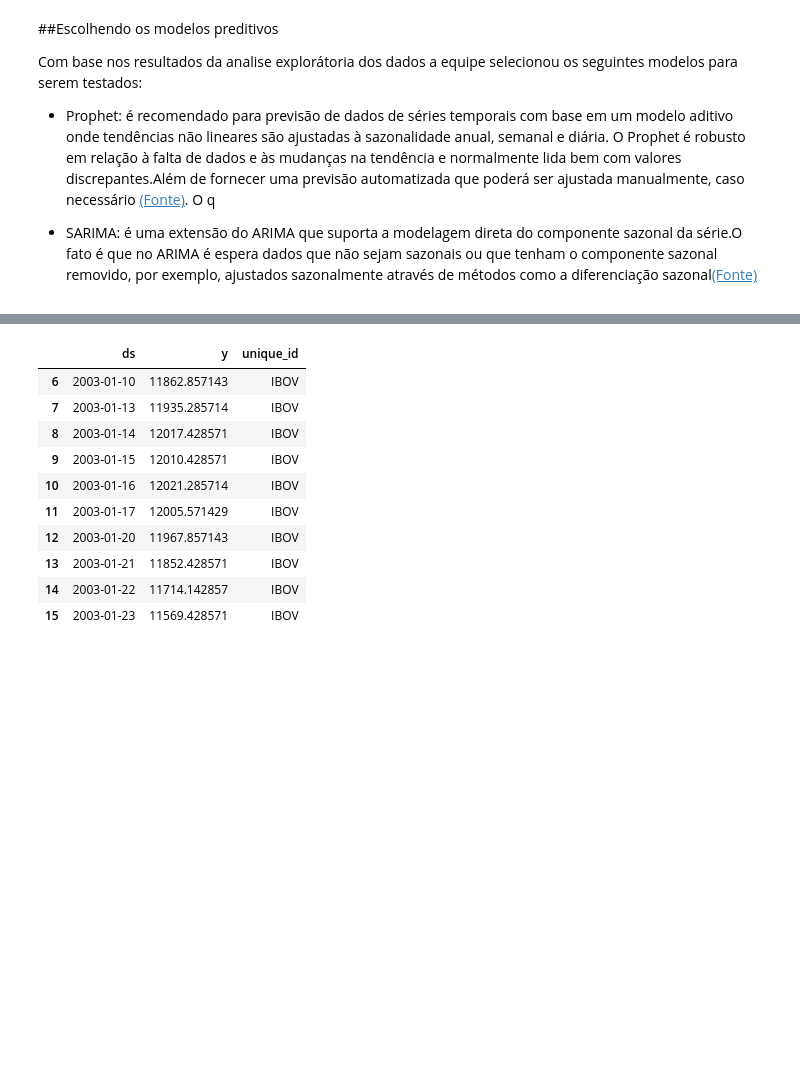
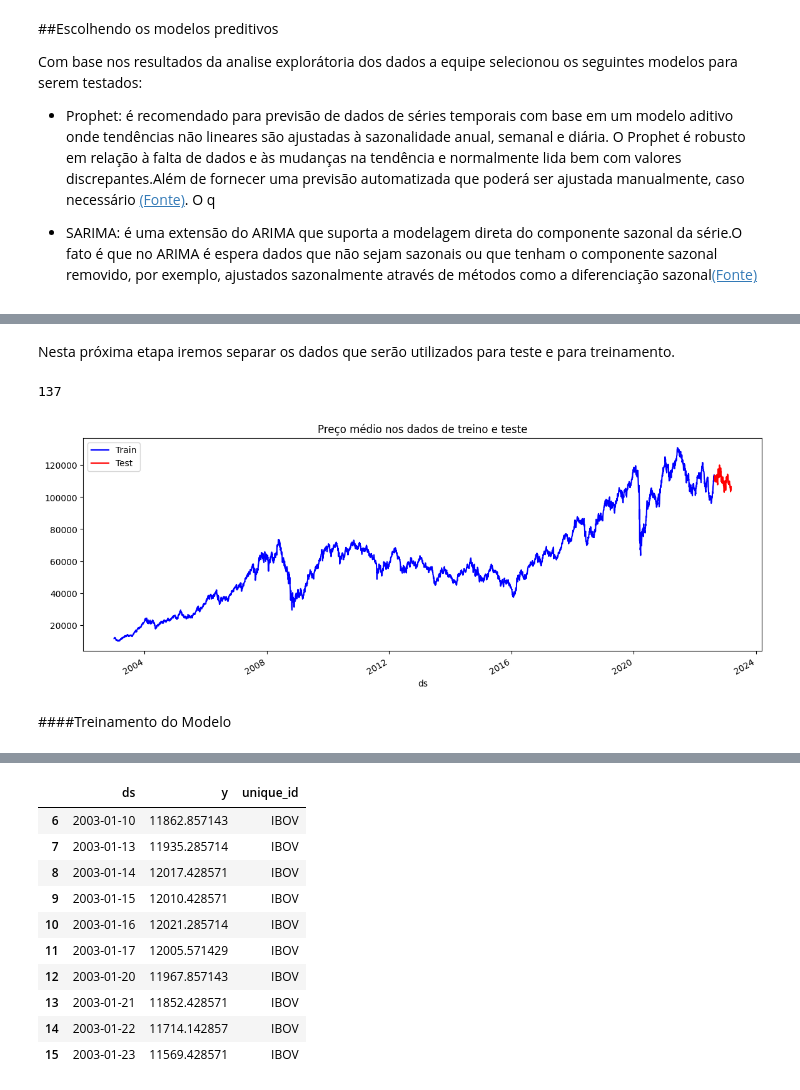
Before and after one commit to agcorrea/fiap-techchallenge-grupo41, a Jupyter notebook: fase-2/predicao-ibovespa.ipynb, the cells around one changed output, grey strips where cells are left out. Saved outputs shown, nothing was run; the diff lists cells and outputs as text; code cells hidden in the pictures; blank space fills up the shorter version.

```diff
--- a/fase-2/predicao-ibovespa.ipynb
+++ b/fase-2/predicao-ibovespa.ipynb
@@ -479,0 +612,27 @@ Com base nos resultados da analise explorátoria dos dados a equipe selecionou o
+# %% [markdown]
+Nesta próxima etapa iremos separar os dados que serão utilizados para teste e para treinamento.
+# %%
+# definindo uma data de corte
+data_fim = '2022-08-20'
+# definindo os dados de treino, antes da data de corte
+train = df_prophet.loc[df_prophet['ds'] <= data_fim]
+# definindo os dados de teste posterior a data de corte
+test = df_prophet.loc[df_prophet['ds'] > data_fim]
+# %%
+# contando a quantidade de dias à frente para posteriormente checarmos a acurácia da previsão
+dias_a_prever = len(test.ds.unique())
+# checando a quantidade de dias
+dias_a_prever
+# %% [output]
+137
+# %%
+# definindo o tamanho do plot
+f, ax = plt.subplots(figsize=(14,5))
+# plotando os dados de treino
+train.plot(kind='line', x='ds', y='y', color='blue', label='Train', ax=ax)
+# plotando os dados de teste
+test.plot(kind='line', x='ds', y='y', color='red', label='Test', ax=ax)
+# definindo o título
+plt.title('Preço médio nos dados de treino e teste');
+# %% [output]
+[figure, added]
@@ -479,0 +644,2 @@ Com base nos resultados da analise explorátoria dos dados a equipe selecionou o
+# %% [markdown]
+####Treinamento do Modelo
```
Also changed, not shown: parts of 116 cells of this notebook.
